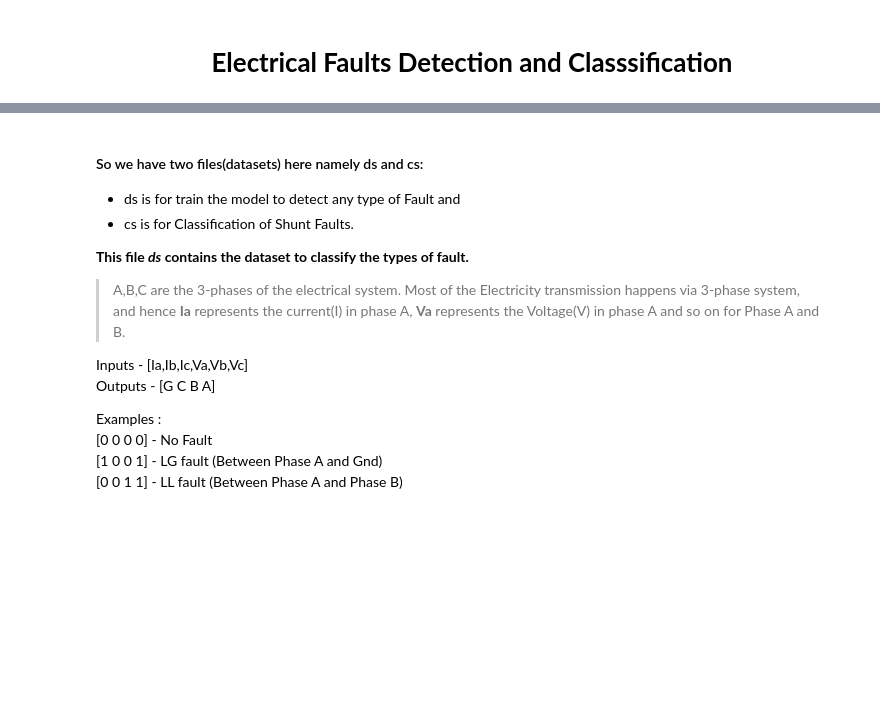
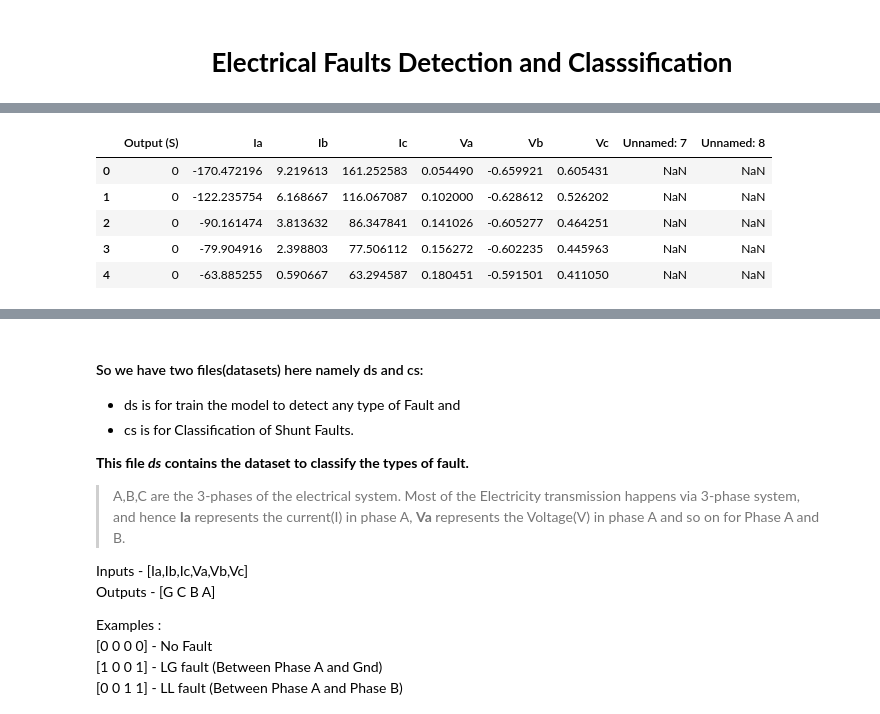
Before and after one commit to miguel10028/Electrical-Fault-detection-and-classification, a Jupyter notebook: electrical-fault-analysis.ipynb, the cells around one changed output, grey strips where cells are left out. Drawn from its saved outputs; the diff is of its cells as text; code cells hidden in the pictures; blank space fills up the shorter version.

```diff
--- a/electrical-fault-analysis.ipynb
+++ b/electrical-fault-analysis.ipynb
@@ -58,9 +60,16 @@ for dirname, _, filenames in os.walk('/kaggle/input'):
 <br>
 So here we are trying to classify Short-Circuit faults into further categories based on the values of line voltages and Line Currents.
 # %%
-ds = pd.read_csv("/kaggle/input/electrical-fault-detection-and-classification/detect_dataset.csv")
-cs = pd.read_csv("/kaggle/input/electrical-fault-detection-and-classification/classData.csv")
+ds = pd.read_csv("D:\Github\Electrical-Fault-detection-and-classification\Data\detect_dataset.csv")
+cs = pd.read_csv("D:\Github\Electrical-Fault-detection-and-classification\Data\classData.csv")
 
 ds.head()
+# %% [output]
+|  | Output (S) | Ia | Ib | Ic | Va | Vb | Vc | Unnamed: 7 | Unnamed: 8 |
+| 0 | 0 | -170.472196 | 9.219613 | 161.252583 | 0.054490 | -0.659921 | 0.605431 | NaN | NaN |
+| 1 | 0 | -122.235754 | 6.168667 | 116.067087 | 0.102000 | -0.628612 | 0.526202 | NaN | NaN |
+| 2 | 0 | -90.161474 | 3.813632 | 86.347841 | 0.141026 | -0.605277 | 0.464251 | NaN | NaN |
+| 3 | 0 | -79.904916 | 2.398803 | 77.506112 | 0.156272 | -0.602235 | 0.445963 | NaN | NaN |
+| 4 | 0 | -63.885255 | 0.590667 | 63.294587 | 0.180451 | -0.591501 | 0.411050 | NaN | NaN |
 # %%
 cs.head()
```
Also changed, not shown: parts of 57 cells of this notebook.
